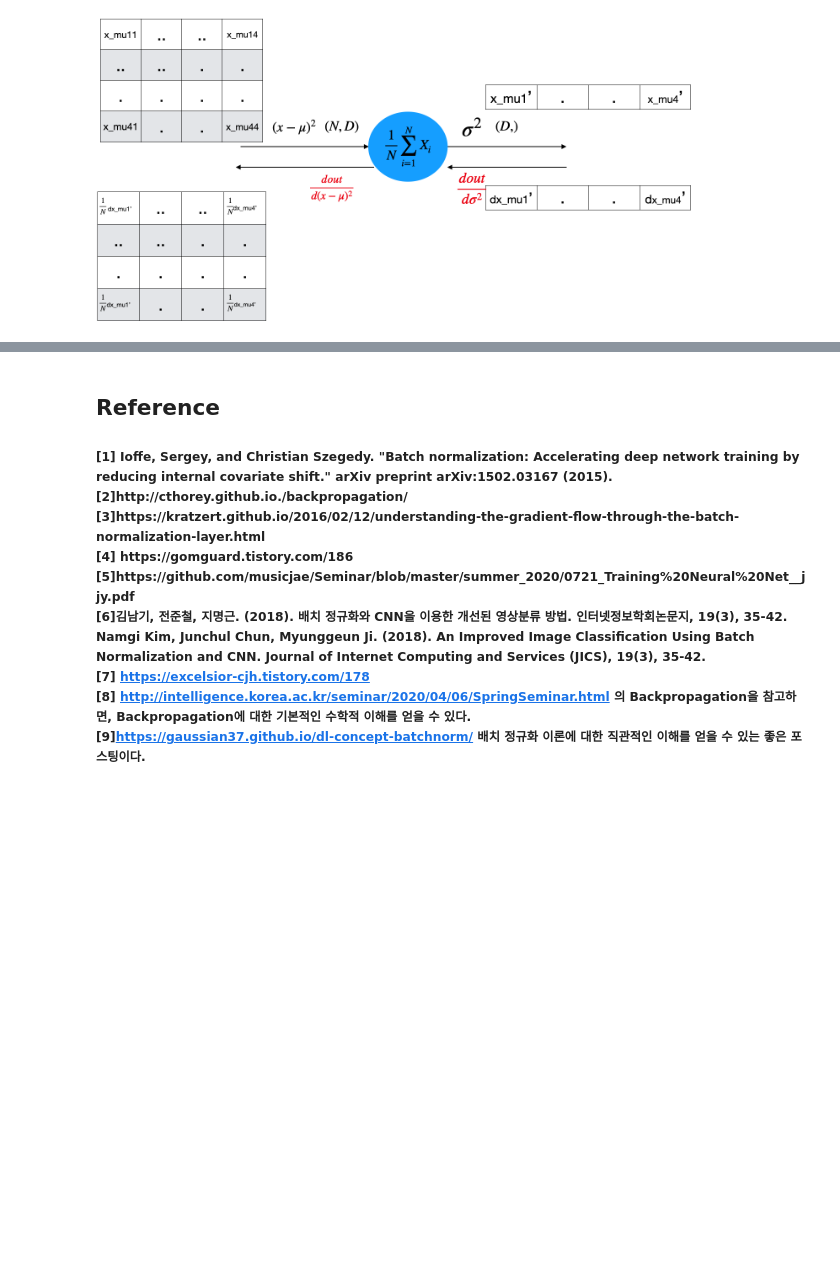
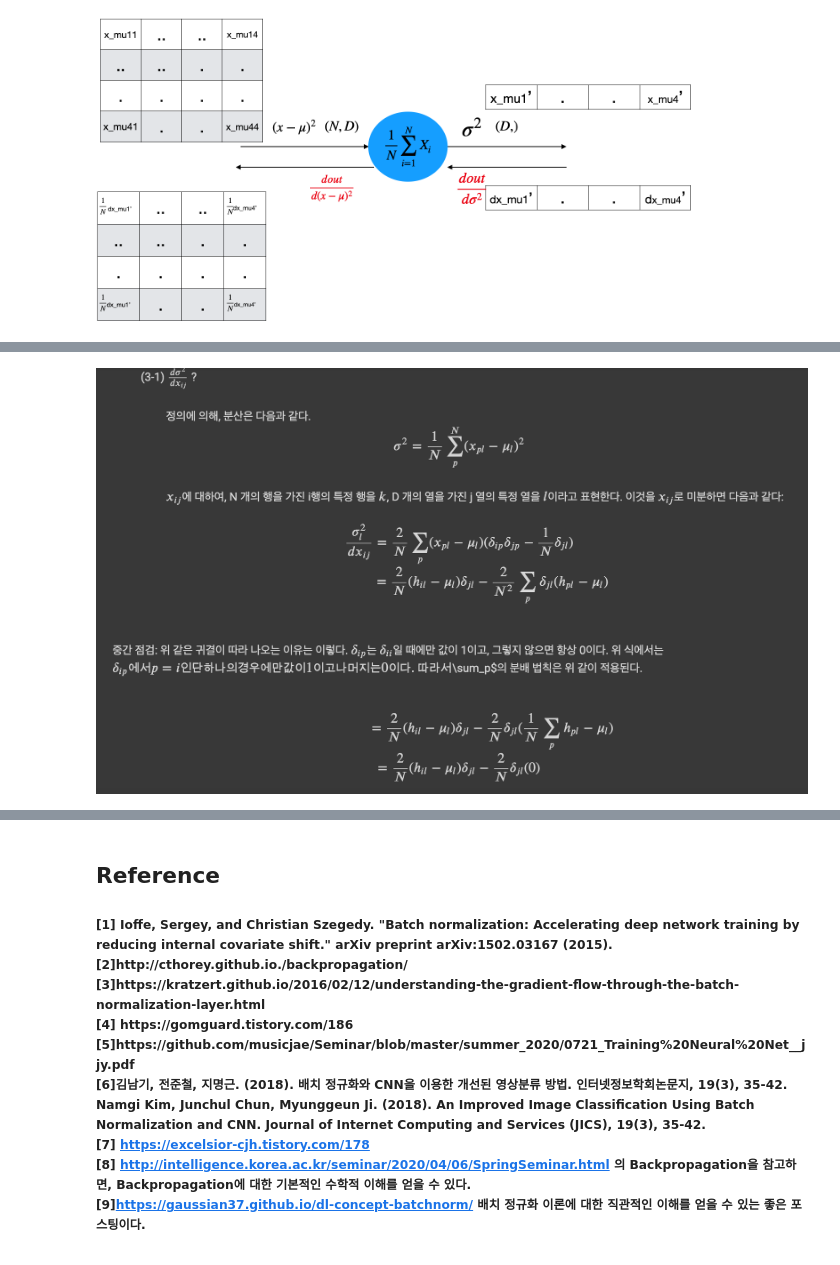
Before and after one commit to Intelligence-Engineering-LAB-KU/Seminar, a Jupyter notebook: summer_2020/0728_A_clarification_of_the_Batch_Normalization.ipynb, the cells around one changed output, grey strips where cells are left out. Drawn from its saved outputs; the diff is of its cells as text; code cells hidden in the pictures; blank space fills up the shorter version.

```diff
--- a/summer_2020/0728_A_clarification_of_the_Batch_Normalization.ipynb
+++ b/summer_2020/0728_A_clarification_of_the_Batch_Normalization.ipynb
@@ -584,0 +493,4 @@ dbeta error:  2.379446949959628e-12
+# %%
+Image('bn28.png')
+# %% [output]
+[figure, added]
```
Also changed, not shown: parts of 20 cells of this notebook.
